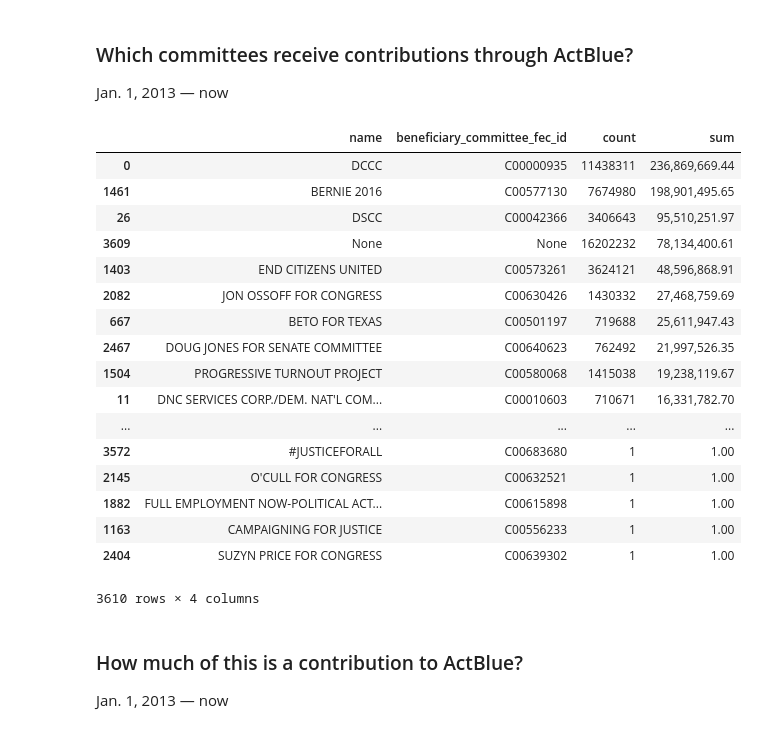
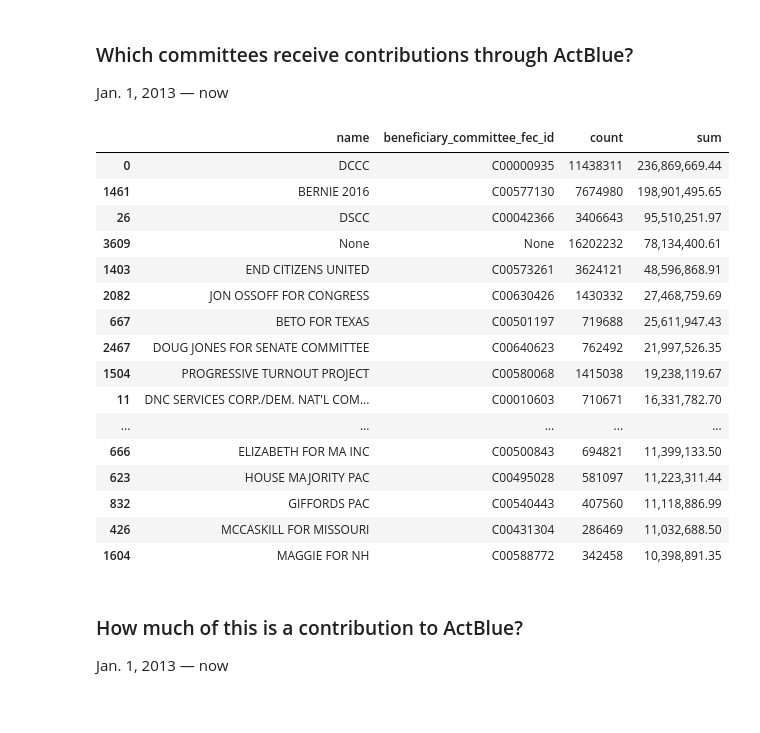
Before and after one commit to PublicI/actblue-analysis, a Jupyter notebook: analysis.ipynb, the cells around one changed output. Saved outputs shown, nothing was run; the diff lists cells and outputs as text; code cells hidden in the pictures.

```diff
--- a/analysis.ipynb
+++ b/analysis.ipynb
@@ -465,38 +464,37 @@ Jan. 1, 2013 — now
 # %%
 actblue_transfers = read_or_save(
     'actblue_transfers',
     lambda: pd.read_sql("""
     SELECT fec_committees.name,
            totals.*
     FROM
       (SELECT beneficiary_committee_fec_id,
               count(*),
               sum(contribution_amount)
        FROM actblue_contribs
        GROUP BY beneficiary_committee_fec_id) AS totals
     LEFT JOIN fec_committees ON beneficiary_committee_fec_id = fec_committees.id
     """, con=conn)
 )
-actblue_transfers.sort_values(by=['sum'], ascending=False)
+actblue_transfers.sort_values(by=['sum'], ascending=False).head(20)
 # %% [output]
 |  | name | beneficiary_committee_fec_id | count | sum |
 | 0 | DCCC | C00000935 | 11438311 | 236,869,669.44 |
 | 1461 | BERNIE 2016 | C00577130 | 7674980 | 198,901,495.65 |
 | 26 | DSCC | C00042366 | 3406643 | 95,510,251.97 |
 | 3609 | None | None | 16202232 | 78,134,400.61 |
 | 1403 | END CITIZENS UNITED | C00573261 | 3624121 | 48,596,868.91 |
 | 2082 | JON OSSOFF FOR CONGRESS | C00630426 | 1430332 | 27,468,759.69 |
 | 667 | BETO FOR TEXAS | C00501197 | 719688 | 25,611,947.43 |
 | 2467 | DOUG JONES FOR SENATE COMMITTEE | C00640623 | 762492 | 21,997,526.35 |
 | 1504 | PROGRESSIVE TURNOUT PROJECT | C00580068 | 1415038 | 19,238,119.67 |
 | 11 | DNC SERVICES CORP./DEM. NAT'L COM... | C00010603 | 710671 | 16,331,782.70 |
 | ... | ... | ... | ... | ... |
-| 3572 | #JUSTICEFORALL | C00683680 | 1 | 1.00 |
-| 2145 | O'CULL FOR CONGRESS | C00632521 | 1 | 1.00 |
-| 1882 | FULL EMPLOYMENT NOW-POLITICAL ACT... | C00615898 | 1 | 1.00 |
-| 1163 | CAMPAIGNING FOR JUSTICE | C00556233 | 1 | 1.00 |
-| 2404 | SUZYN PRICE FOR CONGRESS | C00639302 | 1 | 1.00 |
+| 666 | ELIZABETH FOR MA INC | C00500843 | 694821 | 11,399,133.50 |
+| 623 | HOUSE MAJORITY PAC | C00495028 | 581097 | 11,223,311.44 |
+| 832 | GIFFORDS PAC | C00540443 | 407560 | 11,118,886.99 |
+| 426 | MCCASKILL FOR MISSOURI | C00431304 | 286469 | 11,032,688.50 |
+| 1604 | MAGGIE FOR NH | C00588772 | 342458 | 10,398,891.35 |
-3610 rows × 4 columns
 # %% [markdown]
 ### How much of this is a contribution to ActBlue?
 Jan. 1, 2013 — now
```
Also changed, not shown: parts of 24 cells of this notebook, 8 other files.
